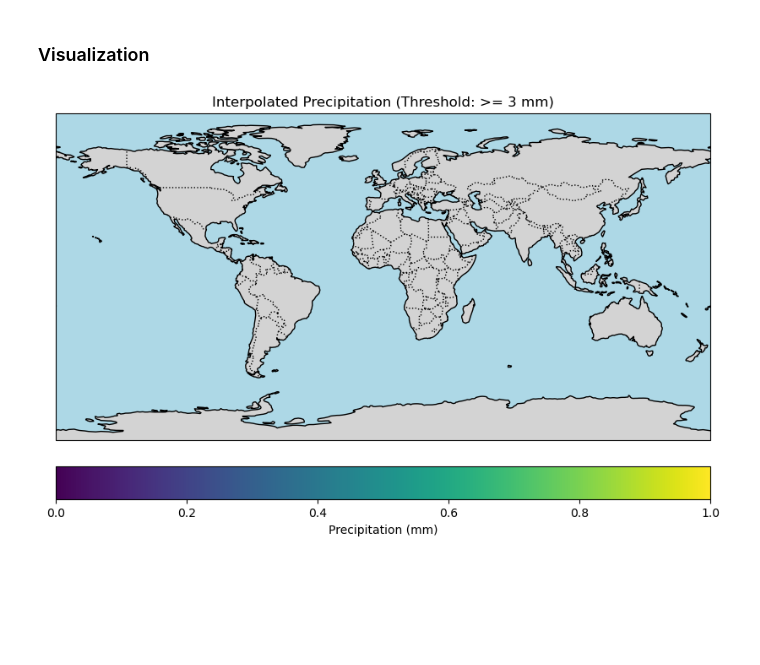
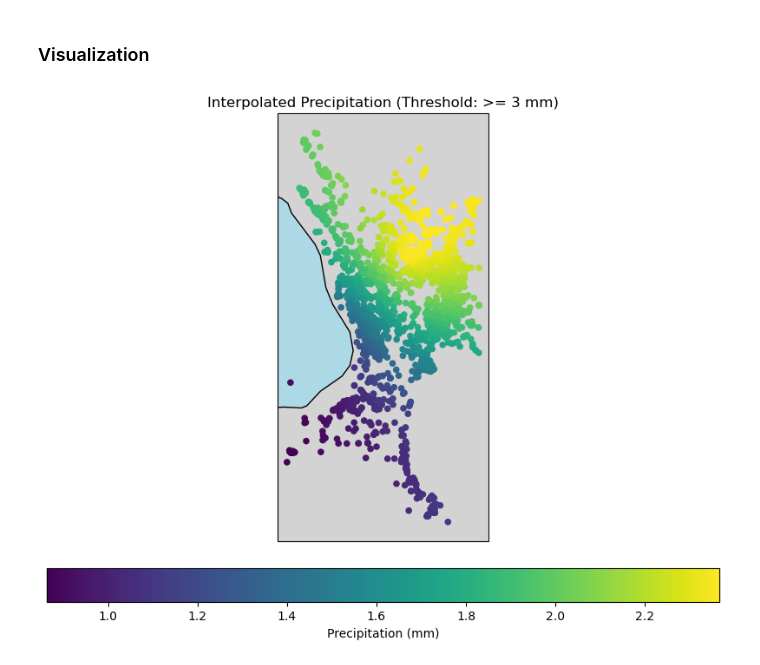
Before and after one commit to Nick-Miras/JeepneyRerouting, a Jupyter notebook: notebooks/spatial_interpolation_by_kriging.ipynb, the cells around one changed output. Saved outputs shown, nothing was run; the diff lists cells and outputs as text; code cells hidden in the pictures; blank space fills up the shorter version.

```diff
--- a/notebooks/spatial_interpolation_by_kriging.ipynb
+++ b/notebooks/spatial_interpolation_by_kriging.ipynb
@@ -100,7 +100,7 @@ target_points = pd.read_csv('../aegis_flood_data/AEGISDataset_SJOIN_merged_clean
 def interpolate_precipitation(known_data, target_points):
     ok = OrdinaryKriging(
         known_data['lon'], known_data['lat'], known_data['precipitation'],
-        variogram_model='spherical',
+        variogram_model='exponential',
         variogram_parameters={'range': 600, 'sill': 10, 'nugget': 1e-3}
     )
     z, ss = ok.execute('points', target_points['lon'].values, target_points['lat'].values)
@@ -129,32 +127,32 @@ def plot_interpolation(data, min_precip=3):
     data = data[data['precipitation'] >= min_precip]
 
     # Set up the map projection and figure size
     fig, ax = plt.subplots(figsize=(10, 8), subplot_kw={'projection': ccrs.PlateCarree()})
 
     # Add map features for context
     ax.add_feature(cfeature.COASTLINE)
     ax.add_feature(cfeature.BORDERS, linestyle=':')
     ax.add_feature(cfeature.LAND, facecolor='lightgray')
     ax.add_feature(cfeature.OCEAN, facecolor='lightblue')
 
     # Scatter plot of interpolated data points with color based on precipitation
     sc = ax.scatter(
         data['lon'], data['lat'], c=data['precipitation'], cmap='viridis',
         marker='o', s=20, transform=ccrs.PlateCarree()
     )
 
     # Add a color bar to indicate precipitation levels
     cbar = plt.colorbar(sc, ax=ax, orientation='horizontal', pad=0.05)
     cbar.set_label('Precipitation (mm)')
 
     # Set titles and labels
     ax.set_title('Interpolated Precipitation (Threshold: >= 3 mm)')
     ax.set_xlabel('Longitude')
     ax.set_ylabel('Latitude')
 
     plt.show()
 
 # Call the function to plot, applying the minimum precipitation filter
-plot_interpolation(interpolated_precipitation, min_precip=3)
+plot_interpolation(interpolated_precipitation, min_precip=0)
 # %% [output]
-[figure, old version]
+[figure, new version]
```
Also changed, not shown: parts of 2 cells of this notebook.
